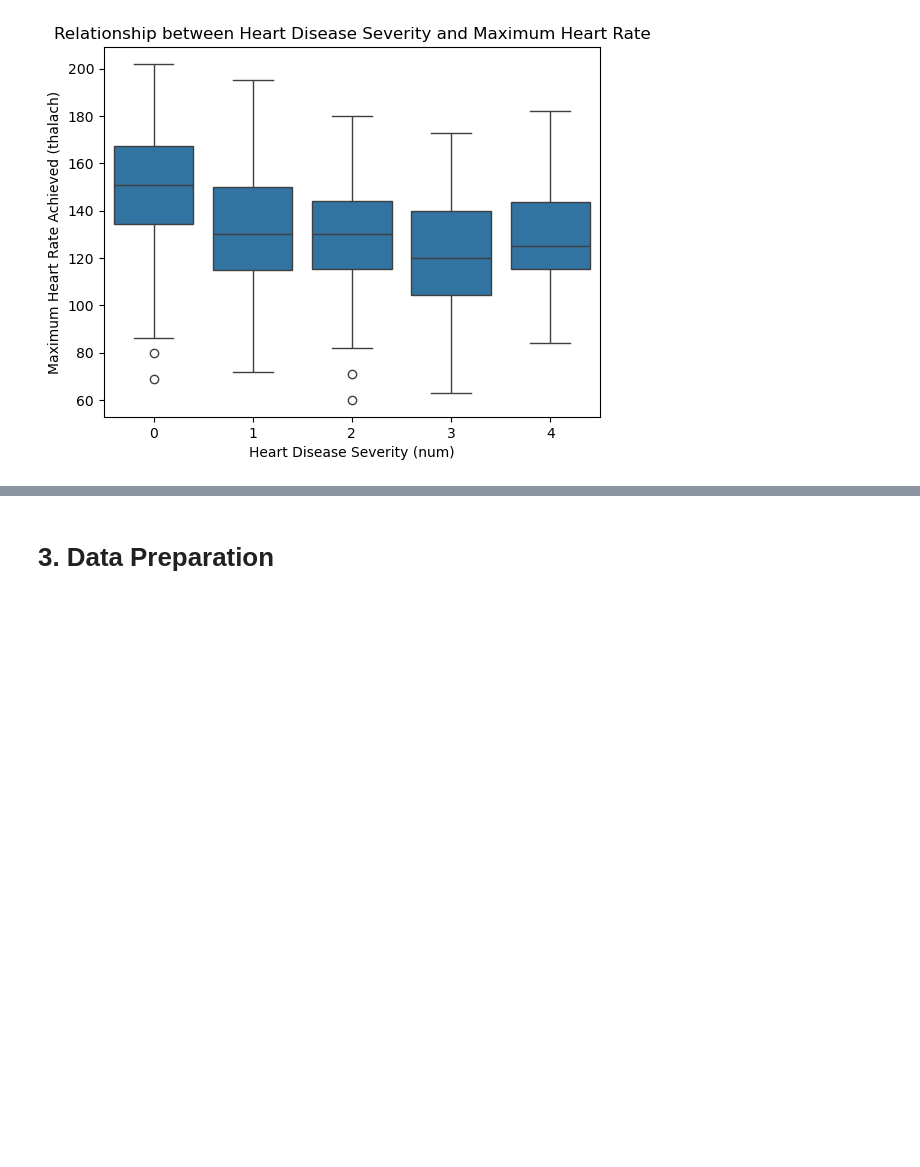
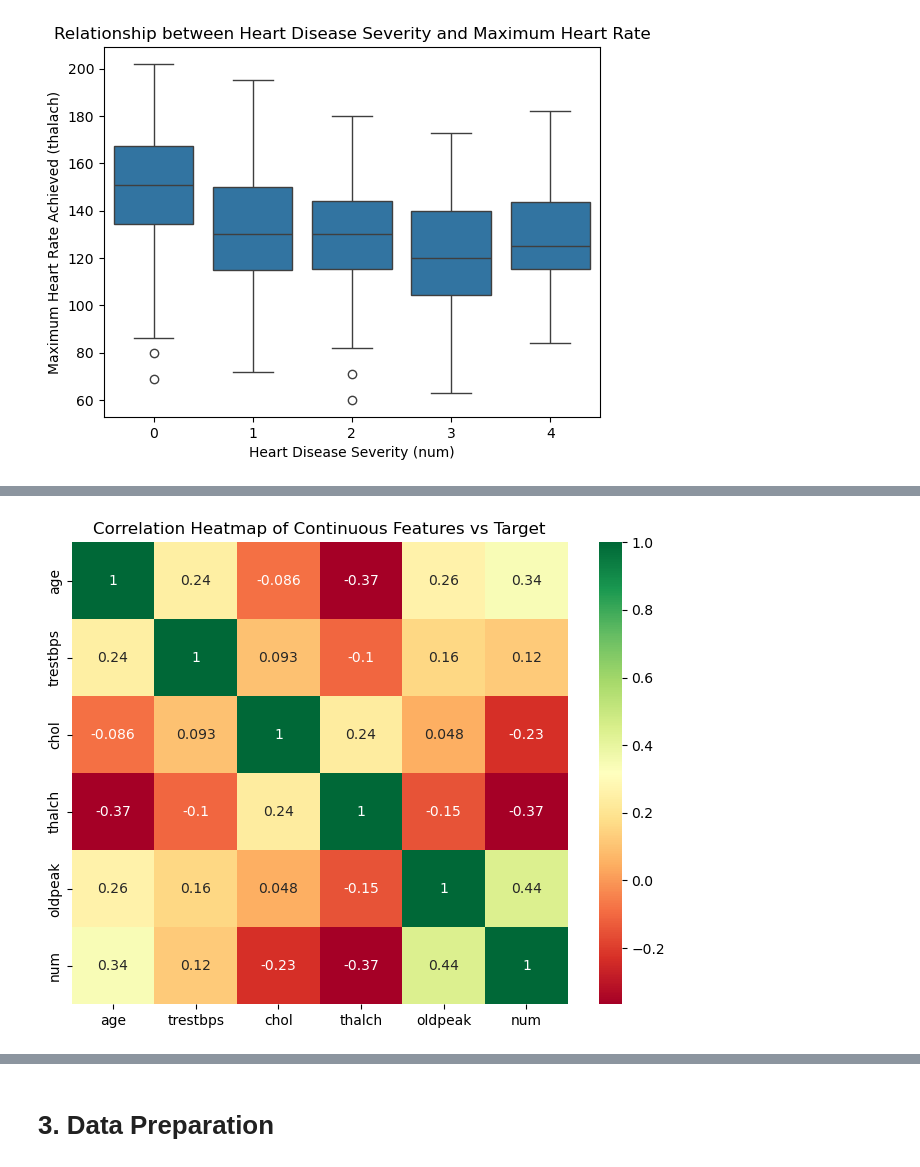
Before and after one commit to Sanjeth2008/MLDP_Project2026, a Jupyter notebook: MLDP Program Codes Submission Template.ipynb, the cells around one changed output, grey strips where cells are left out. Cells and saved outputs as stored; diff of their text form; code cells hidden in the pictures; blank space fills up the shorter version.

```diff
--- a/MLDP Program Codes Submission Template.ipynb
+++ b/MLDP Program Codes Submission Template.ipynb
@@ -176,0 +206,17 @@ plt.show()
+# %%
+## 2.3.3 Correlation Heatmap
+
+# Select numeric continuous columns plus the target variable
+col_numeric = ['age', 'trestbps', 'chol', 'thalch', 'oldpeak', 'num']
+
+# Compute correlation matrix (relationship between numeric variables)
+df_corr = df[col_numeric].corr()
+df_corr
+
+# Visualize correlation matrix using heatmap
+plt.figure(figsize=(8, 6))
+sns.heatmap(df_corr, annot=True, cmap='RdYlGn')
+plt.title("Correlation Heatmap of Continuous Features vs Target")
+plt.show()
+# %% [output]
+[figure, added]
```
Also changed, not shown: parts of 11 cells of this notebook.
